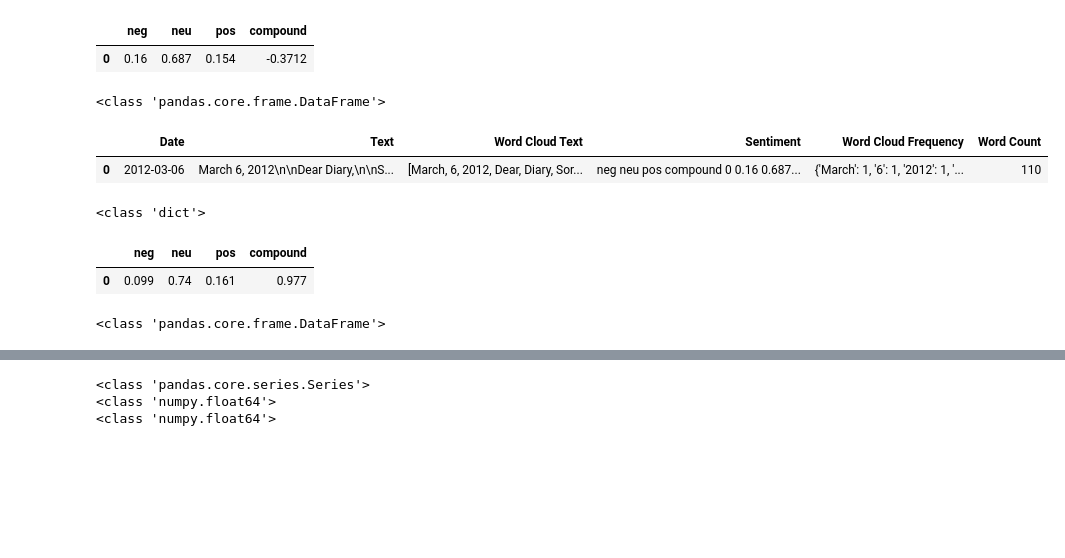
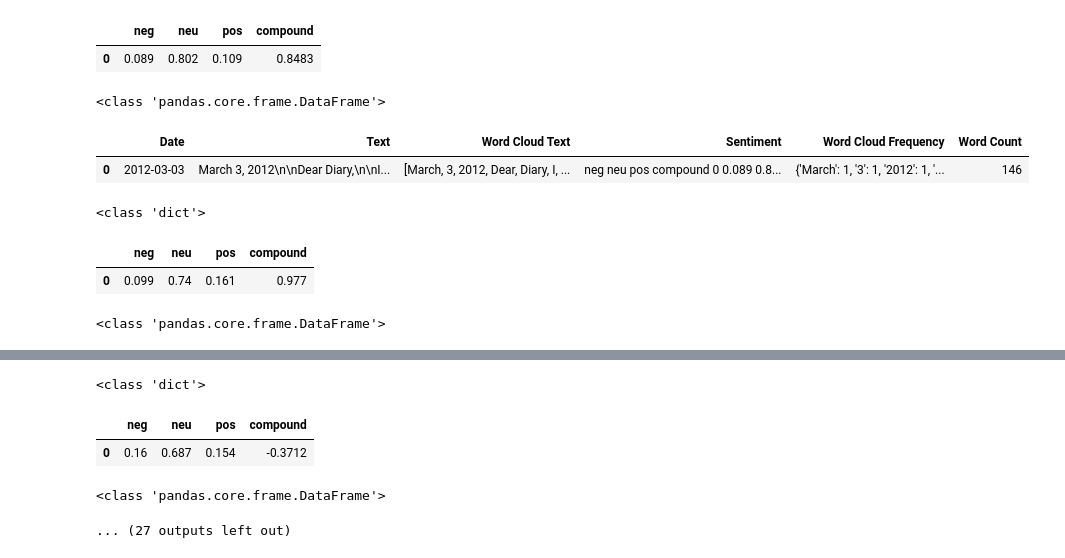
Before and after one commit to m-nsk/Melancholy, a Jupyter notebook: test.ipynb, the cells around one changed output, grey strips where cells are left out. Saved outputs shown, nothing was run; the diff lists cells and outputs as text; code cells hidden in the pictures; blank space fills up the shorter version.

```diff
--- a/test.ipynb
+++ b/test.ipynb
@@ -147,20 +147,25 @@ class MelanJournal():
         datings = self.data["Date"]
         print(type(sentiments))
         heights = []
+        dates = []
         for i, frame in sentiments.items():
             print(type(frame["compound"][0]))
             heights.append(frame["compound"][0])
         for i, frame in datings.items():
-            print(type(frame["Date"][0]))
-            heights.append(frame["Date"][0])
+            dates.append(frame)
+        print(len(heights), dates)
+        plt.bar(dates, heights)
+        plt.show()
 
 
 
 
 def main() -> None:
     journal = MelanJournal()
-    journal.turn_into_data_frame(fetch("sample_3.txt"))
-    journal.turn_into_data_frame(fetch("sample_2.txt"))
+    # journal.turn_into_data_frame(fetch("sample_3.txt"))
+    # journal.turn_into_data_frame(fetch("sample_2.txt"))
+    for i in range(1, 11):
+        journal.turn_into_data_frame(fetch(f"sample_{i}.txt"))
     # journal.wordcloud()
     journal.sentiment_by_time()
     pass
@@ -175,8 +180,8 @@ main()
 |  | neg | neu | pos | compound |
-| 0 | 0.16 | 0.687 | 0.154 | -0.3712 |
+| 0 | 0.089 | 0.802 | 0.109 | 0.8483 |
 <class 'pandas.core.frame.DataFrame'>
 |  | Date | Text | Word Cloud Text | Sentiment | Word Cloud Frequency | Word Count |
-| 0 | 2012-03-06 | March 6, 2012\n\nDear Diary,\n\nS... | [March, 6, 2012, Dear, Diary, Sor... | neg neu pos compound 0 0.16 0.687... | {'March': 1, '6': 1, '2012': 1, '... | 110 |
+| 0 | 2012-03-03 | March 3, 2012\n\nDear Diary,\n\nI... | [March, 3, 2012, Dear, Diary, I, ... | neg neu pos compound 0 0.089 0.8... | {'March': 1, '3': 1, '2012': 1, '... | 146 |
 <class 'dict'>
 |  | neg | neu | pos | compound |
 | 0 | 0.099 | 0.74 | 0.161 | 0.977 |
@@ -187,3 +192,5 @@ main()
-<class 'pandas.core.series.Series'>
-<class 'numpy.float64'>
-<class 'numpy.float64'>
+<class 'dict'>
+|  | neg | neu | pos | compound |
+| 0 | 0.16 | 0.687 | 0.154 | -0.3712 |
+<class 'pandas.core.frame.DataFrame'>
+... (27 outputs left out)
```
Also changed, not shown: parts of 1 cell of this notebook, 7 other files.
